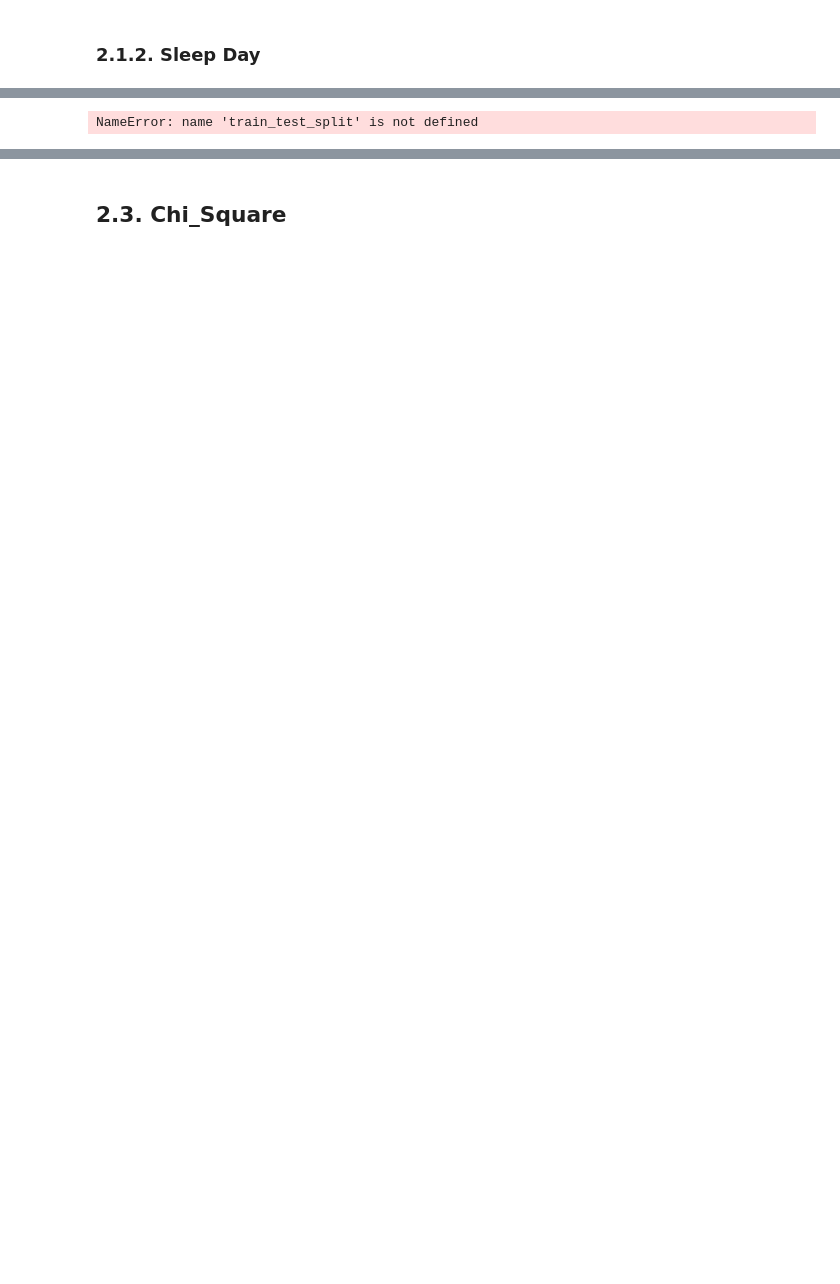
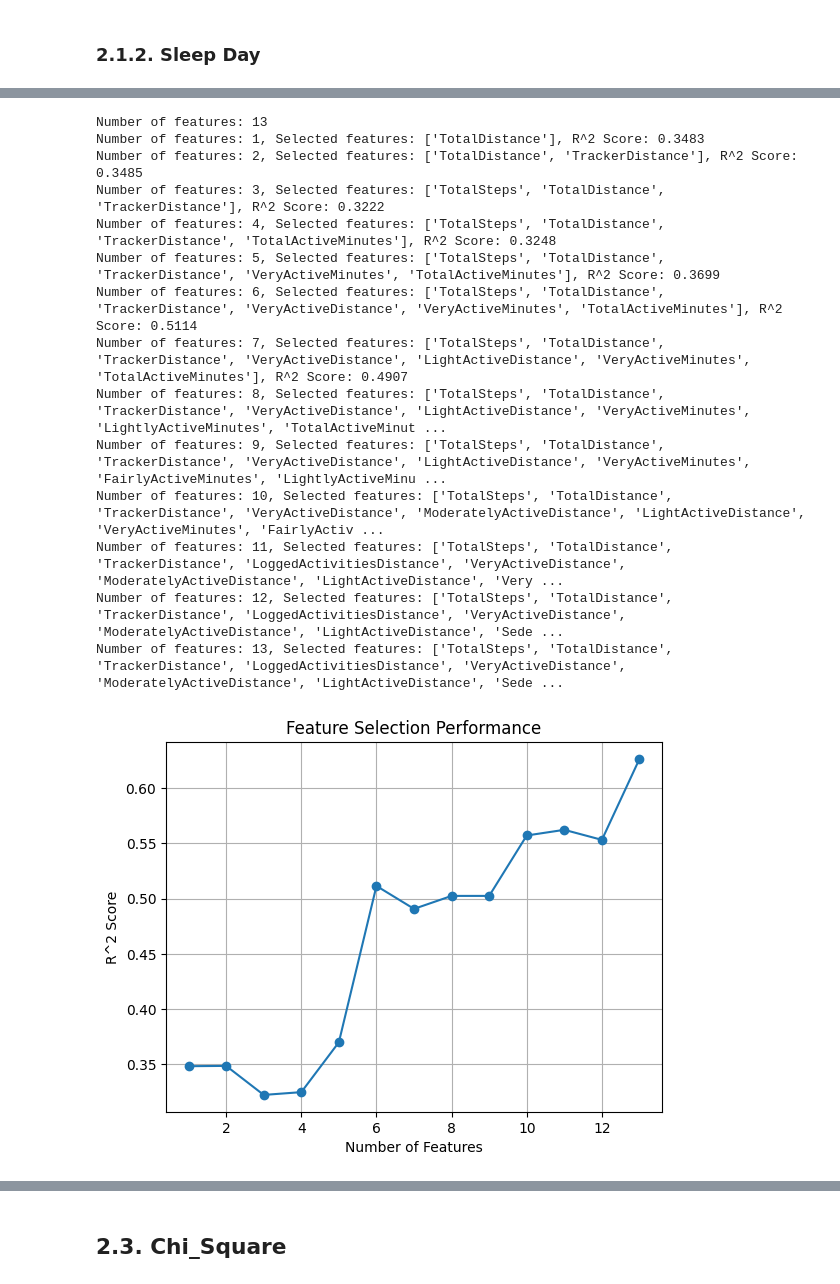
Before and after one commit to KengG1M/Country-Wise-IQ-Prediction-Analysis, a Jupyter notebook: src/data_mining.ipynb, the cells around one changed output, grey strips where cells are left out. Drawn from its saved outputs; the diff is of its cells as text; code cells hidden in the pictures; blank space fills up the shorter version.

Commit message:
feat: update univariate feature selection

```diff
--- a/src/data_mining.ipynb
+++ b/src/data_mining.ipynb
@@ -600,4 +594,63 @@ ModuleNotFoundError: No module named 'mlxtend'
-# %%
-12313
-# %% [output]
-NameError: name 'train_test_split' is not defined
+# %%
+from sklearn.feature_selection import SelectKBest, f_regression
+from sklearn.linear_model import LinearRegression
+from sklearn.metrics import r2_score
+
+# Define the features and target
+X = daily_train.drop(columns=["Unnamed: 0","Id","ActivityDate","Calories"])
+y = daily_train["Calories"]
+
+# Check the number of features
+num_features = X.shape[1]
+print(f"Number of features: {num_features}")
+
+# Split the dataset into training and testing sets
+X_train, X_test, y_train, y_test = train_test_split(X, y, test_size=0.3, random_state=0)
+
+# Define the Linear Regression model
+model = LinearRegression()
+
+# List to store R^2 scores
+r2_scores = []
+
+# Iterate over different numbers of features
+for k in range(1, num_features + 1):
+    # Select the top k features based on univariate feature selection
+    selector = SelectKBest(score_func=f_regression, k=k)
+    X_train_k = selector.fit_transform(X_train, y_train)
+    X_test_k = selector.transform(X_test)
+
+    # Fit the model and evaluate R^2 score with k features
+    model.fit(X_train_k, y_train)
+    y_pred = model.predict(X_test_k)
+    r2 = r2_score(y_test, y_pred)
+    r2_scores.append(r2)
+
+    # Print the selected features
+    selected_features = selector.get_support(indices=True)
+    print(f"Number of features: {k}, Selected features: {X.columns[selected_features].tolist()}, R^2 Score: {r2:.4f}")
+
+# Plot the performance of the model with different feature subsets
+fig, ax = plt.subplots()
+ax.plot(range(1, num_features + 1), r2_scores, marker='o')
+ax.set_xlabel("Number of Features")
+ax.set_ylabel("R^2 Score")
+ax.set_title("Feature Selection Performance")
+plt.grid(True)
+plt.show()
+# %% [output]
+Number of features: 13
+Number of features: 1, Selected features: ['TotalDistance'], R^2 Score: 0.3483
+Number of features: 2, Selected features: ['TotalDistance', 'TrackerDistance'], R^2 Score: 0.3485
+Number of features: 3, Selected features: ['TotalSteps', 'TotalDistance', 'TrackerDistance'], R^2 Score: 0.3222
+Number of features: 4, Selected features: ['TotalSteps', 'TotalDistance', 'TrackerDistance', 'TotalActiveMinutes'], R^2 Score: 0.3248
+Number of features: 5, Selected features: ['TotalSteps', 'TotalDistance', 'TrackerDistance', 'VeryActiveMinutes', 'TotalActiveMinutes'], R^2 Score: 0.3699
+Number of features: 6, Selected features: ['TotalSteps', 'TotalDistance', 'TrackerDistance', 'VeryActiveDistance', 'VeryActiveMinutes', 'TotalActiveMinutes'], R^2 Score: 0.5114
+Number of features: 7, Selected features: ['TotalSteps', 'TotalDistance', 'TrackerDistance', 'VeryActiveDistance', 'LightActiveDistance', 'VeryActiveMinutes', 'TotalActiveMinutes'], R^2 Score: 0.4907
+Number of features: 8, Selected features: ['TotalSteps', 'TotalDistance', 'TrackerDistance', 'VeryActiveDistance', 'LightActiveDistance', 'VeryActiveMinutes', 'LightlyActiveMinutes', 'TotalActiveMinut ...
+Number of features: 9, Selected features: ['TotalSteps', 'TotalDistance', 'TrackerDistance', 'VeryActiveDistance', 'LightActiveDistance', 'VeryActiveMinutes', 'FairlyActiveMinutes', 'LightlyActiveMinu ...
+Number of features: 10, Selected features: ['TotalSteps', 'TotalDistance', 'TrackerDistance', 'VeryActiveDistance', 'ModeratelyActiveDistance', 'LightActiveDistance', 'VeryActiveMinutes', 'FairlyActiv ...
+Number of features: 11, Selected features: ['TotalSteps', 'TotalDistance', 'TrackerDistance', 'LoggedActivitiesDistance', 'VeryActiveDistance', 'ModeratelyActiveDistance', 'LightActiveDistance', 'Very ...
+Number of features: 12, Selected features: ['TotalSteps', 'TotalDistance', 'TrackerDistance', 'LoggedActivitiesDistance', 'VeryActiveDistance', 'ModeratelyActiveDistance', 'LightActiveDistance', 'Sede ...
+Number of features: 13, Selected features: ['TotalSteps', 'TotalDistance', 'TrackerDistance', 'LoggedActivitiesDistance', 'VeryActiveDistance', 'ModeratelyActiveDistance', 'LightActiveDistance', 'Sede ...
+[figure, added]
```
Also changed, not shown: parts of 16 cells of this notebook.
